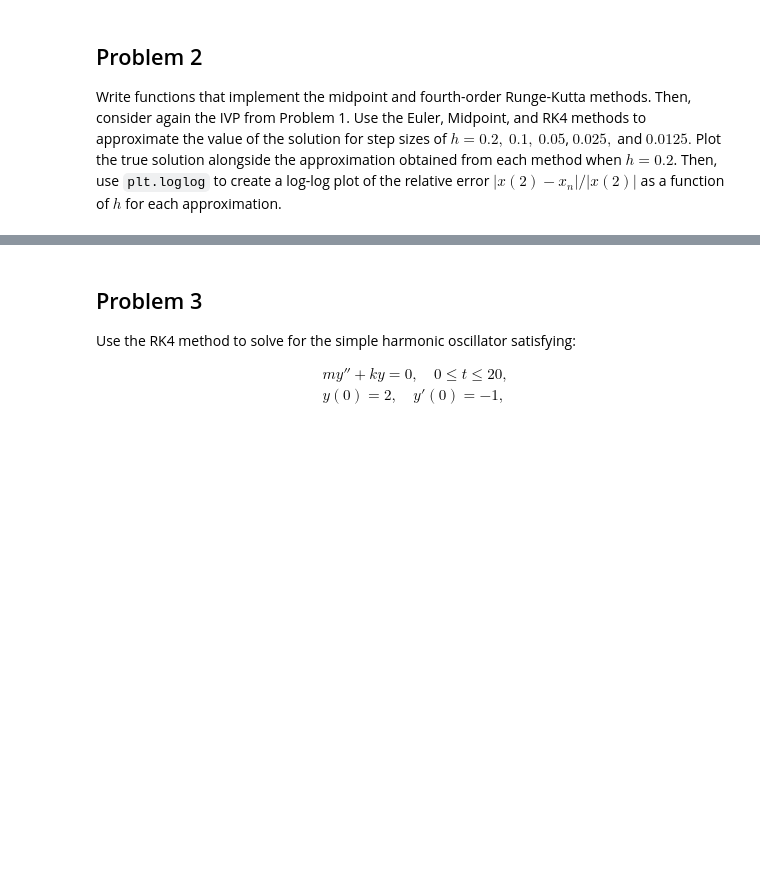
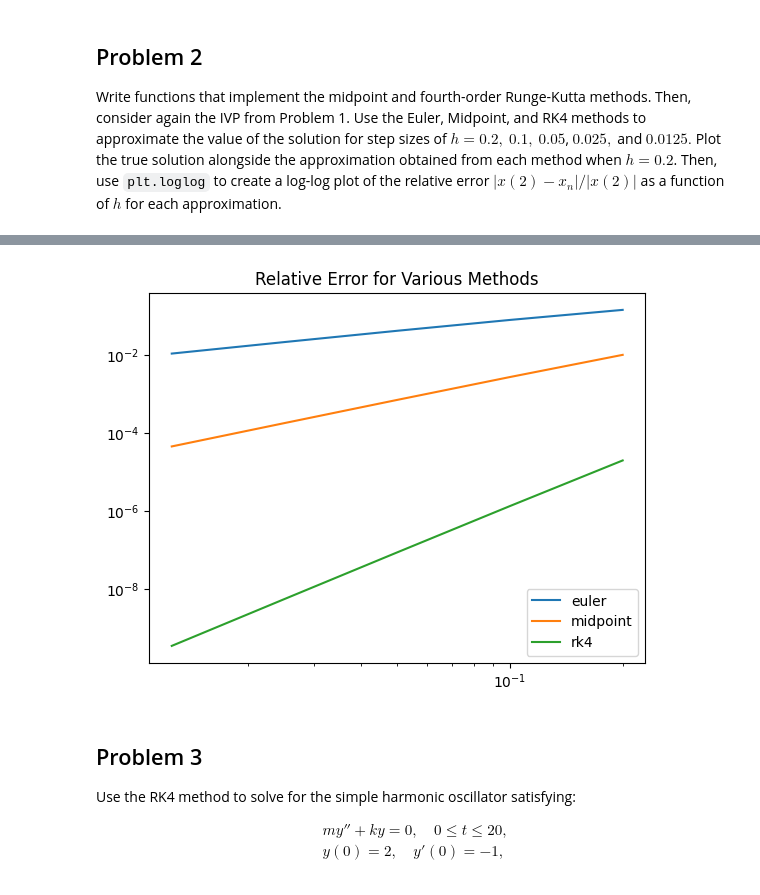
Before and after one commit to sophieggee/model-control, a Jupyter notebook: IVP/ivp.ipynb, the cells around one changed output, grey strips where cells are left out. Drawn from its saved outputs; the diff is of its cells as text; code cells hidden in the pictures; blank space fills up the shorter version.

```diff
--- a/IVP/ivp.ipynb
+++ b/IVP/ivp.ipynb
@@ -71,3 +139,23 @@ def rk4(f,x0,t):
+# %%
+
+# get f(2) for error
+hs = [0.2, 0.1, 0.05, 0.025, 0.0125]
+x2 = np.abs(analytical(2))
+
+#plot error on log log
+for method in [euler, midpoint, rk4]:
+    rel_errors = []
+    for h in hs:
+        ts = np.arange(0, 2 + h, h)
+        xs = method(f, x0, ts)
+        rel_errors.append(np.abs(x2 - xs[-1]) / x2)
+    plt.loglog(hs, rel_errors, label=method.__name__)
+
+plt.legend()
+plt.title("Relative Error for Various Methods")
+plt.show()
+# %% [output]
+[figure, added]
 # %% [markdown]
 ## Problem 3
 
```
Also changed, not shown: parts of 7 cells of this notebook.
